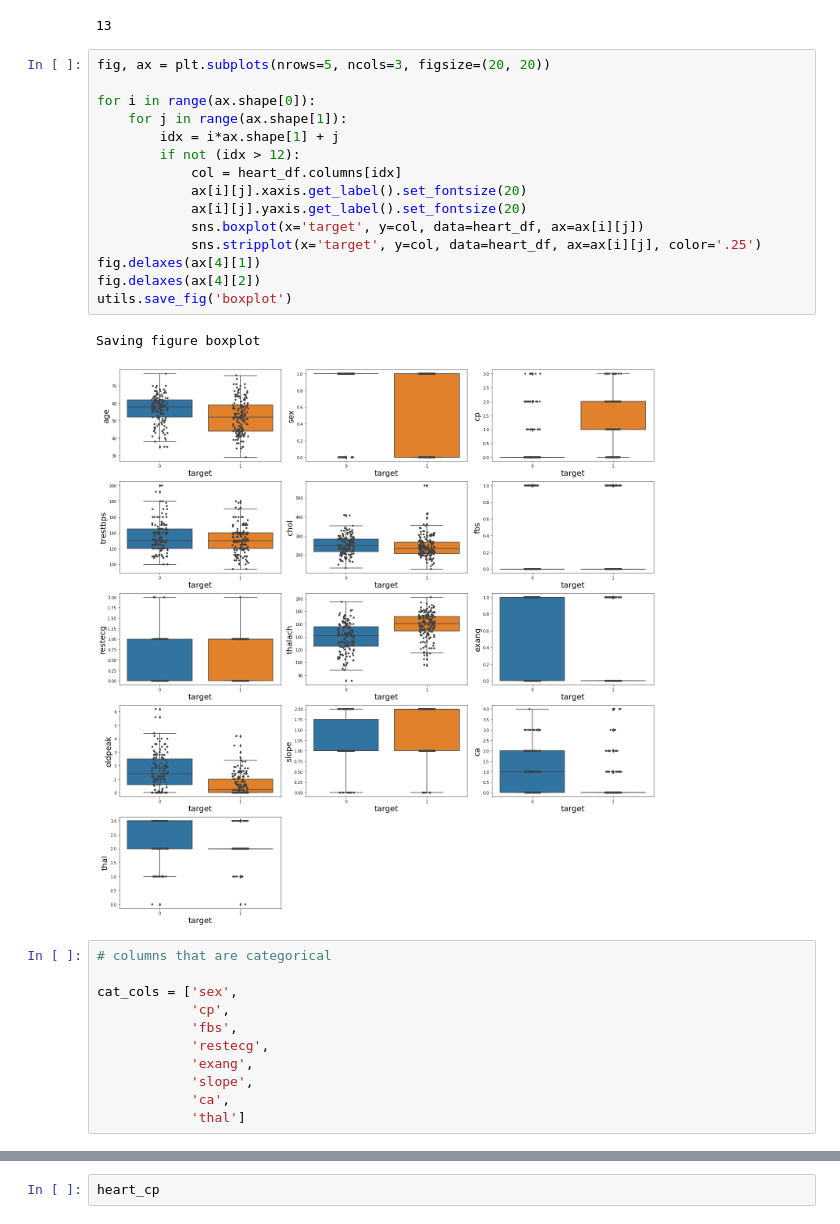
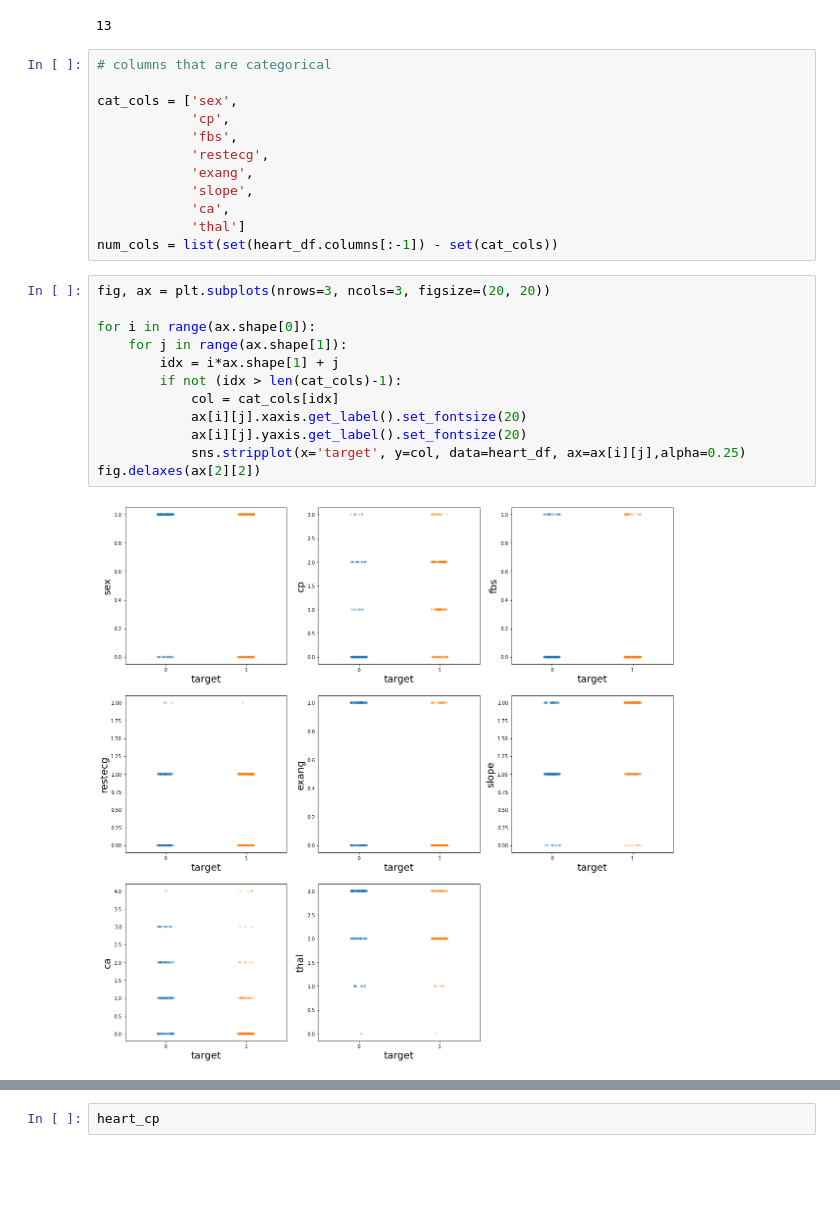
Before and after one commit to s-bose/heart_disease_classification, a Jupyter notebook: heart_disease.ipynb, the cells around one changed output, grey strips where cells are left out. Cells and saved outputs as stored; diff of their text form; blank space fills up the shorter version.

```diff
--- a/heart_disease.ipynb
+++ b/heart_disease.ipynb
@@ -104,32 +104,29 @@ n_cols = len(heart_df.columns) - 1
 n_cols
 # %% [output]
 13
+# %%
+# columns that are categorical
+
+cat_cols = ['sex',
+            'cp',
+            'fbs',
+            'restecg',
+            'exang',
+            'slope',
+            'ca',
+            'thal']
+num_cols = list(set(heart_df.columns[:-1]) - set(cat_cols))
 # %%
-fig, ax = plt.subplots(nrows=5, ncols=3, figsize=(20, 20))
+fig, ax = plt.subplots(nrows=3, ncols=3, figsize=(20, 20))
 
 for i in range(ax.shape[0]):
     for j in range(ax.shape[1]):
         idx = i*ax.shape[1] + j
-        if not (idx > 12):
-            col = heart_df.columns[idx]
+        if not (idx > len(cat_cols)-1):
+            col = cat_cols[idx]
             ax[i][j].xaxis.get_label().set_fontsize(20)
             ax[i][j].yaxis.get_label().set_fontsize(20)
-            sns.boxplot(x='target', y=col, data=heart_df, ax=ax[i][j])
-            sns.stripplot(x='target', y=col, data=heart_df, ax=ax[i][j], color='.25')
-fig.delaxes(ax[4][1])
-fig.delaxes(ax[4][2])
-utils.save_fig('boxplot')
+            sns.stripplot(x='target', y=col, data=heart_df, ax=ax[i][j],alpha=0.25)
+fig.delaxes(ax[2][2])
 # %% [output]
-Saving figure boxplot
-[figure, old version]
+[figure, new version]
-# %%
-# columns that are categorical
-
-cat_cols = ['sex',
-            'cp',
-            'fbs',
-            'restecg',
-            'exang',
-            'slope',
-            'ca',
-            'thal']
```
Also changed, not shown: parts of 3 cells of this notebook.
